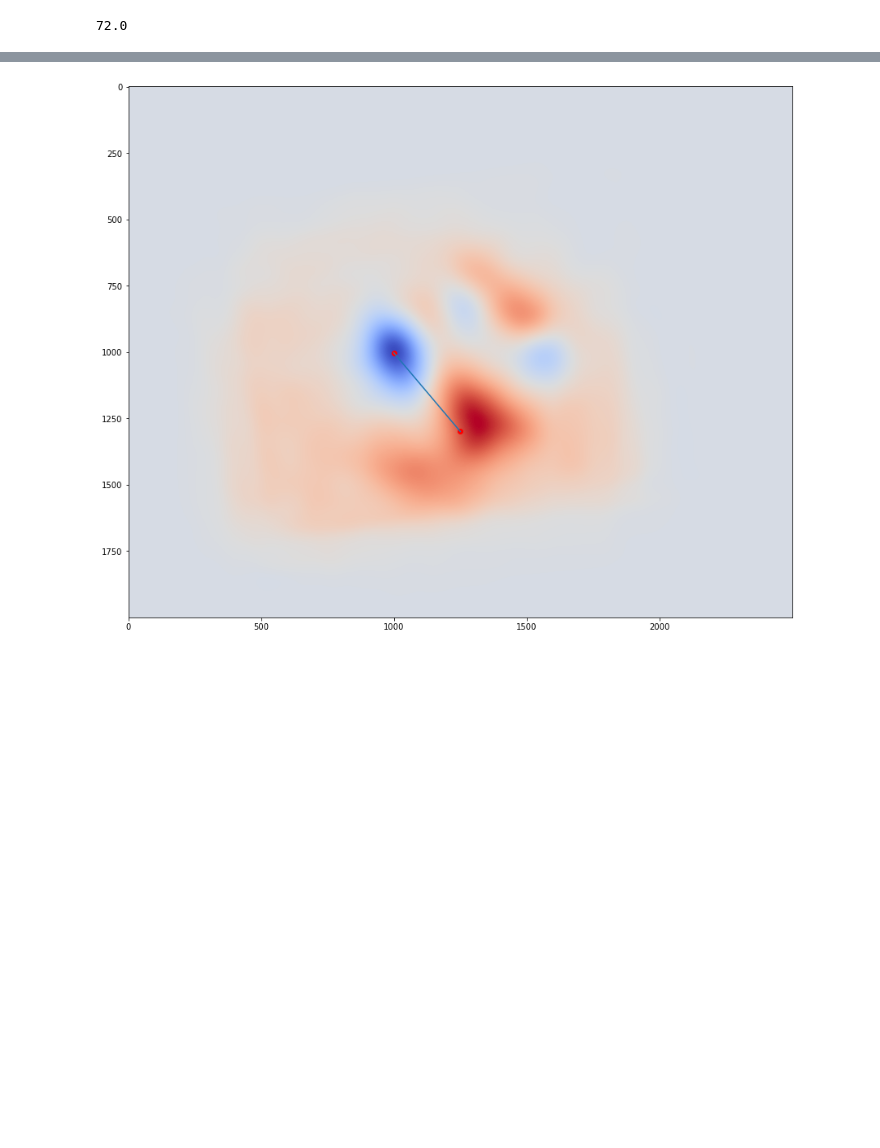
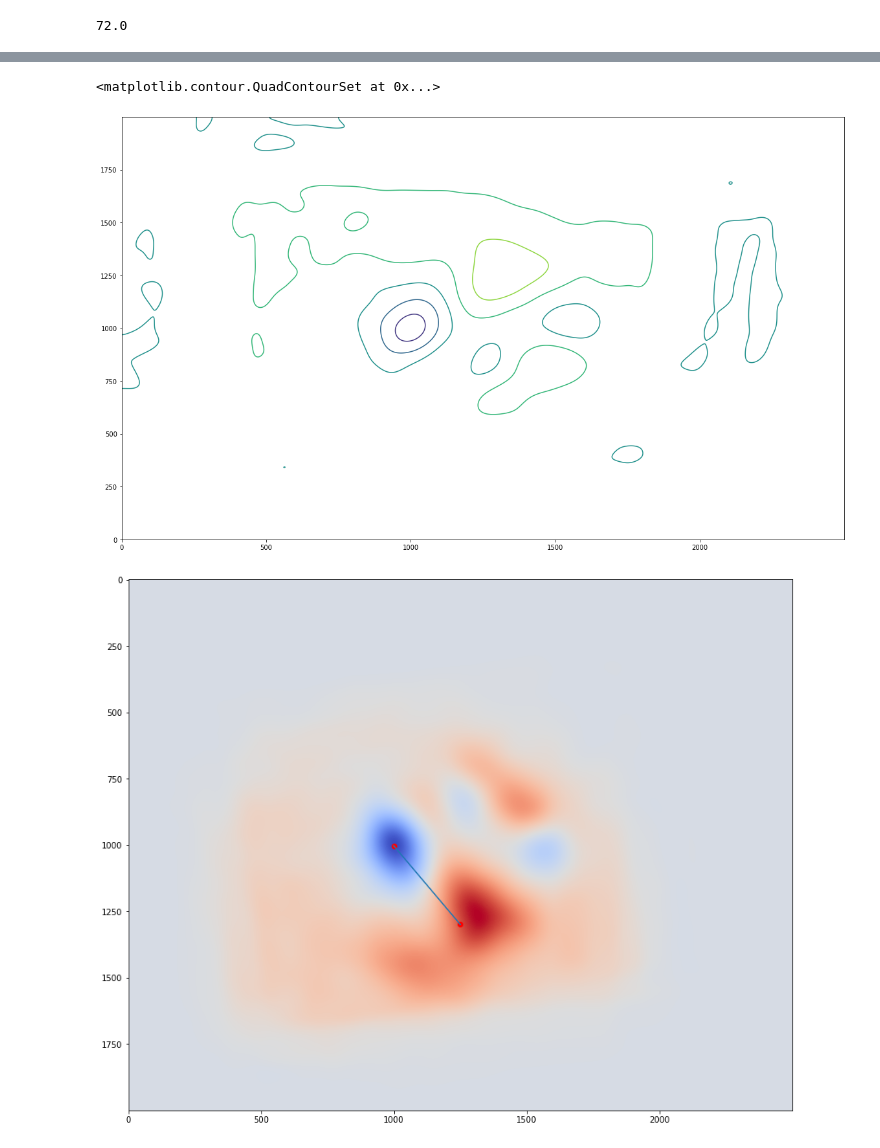
Before and after one commit to AntoninVerdier/spec2image, a Jupyter notebook: Bar_stim.ipynb, the cells around one changed output, grey strips where cells are left out. Cells and saved outputs as stored; diff of their text form; code cells hidden in the pictures; blank space fills up the shorter version.

```diff
--- a/Bar_stim.ipynb
+++ b/Bar_stim.ipynb
@@ -43,3 +43,15 @@ plt.show()
+# %%
+tmap4 = tonotopic_maps[1]
+tmap32 = tonotopic_maps[3]
+
+# Normalize tmaps
+tmap4 = 1 - (tmap4 - np.min(tmap4)) / (np.max(tmap4) - np.min(tmap4))
+tmap32 = 1 - (tmap32 - np.min(tmap32)) / (np.max(tmap32) - np.min(tmap32))
+
+plt.contour(tmap32 - tmap4)
+# %% [output]
+<matplotlib.contour.QuadContourSet at 0x...>
+[figure, added]
 # %%
 tmap4 = tonotopic_maps[1]
 tmap32 = tonotopic_maps[3]
```
Also changed, not shown: parts of 1 cell of this notebook, 2 other files.
